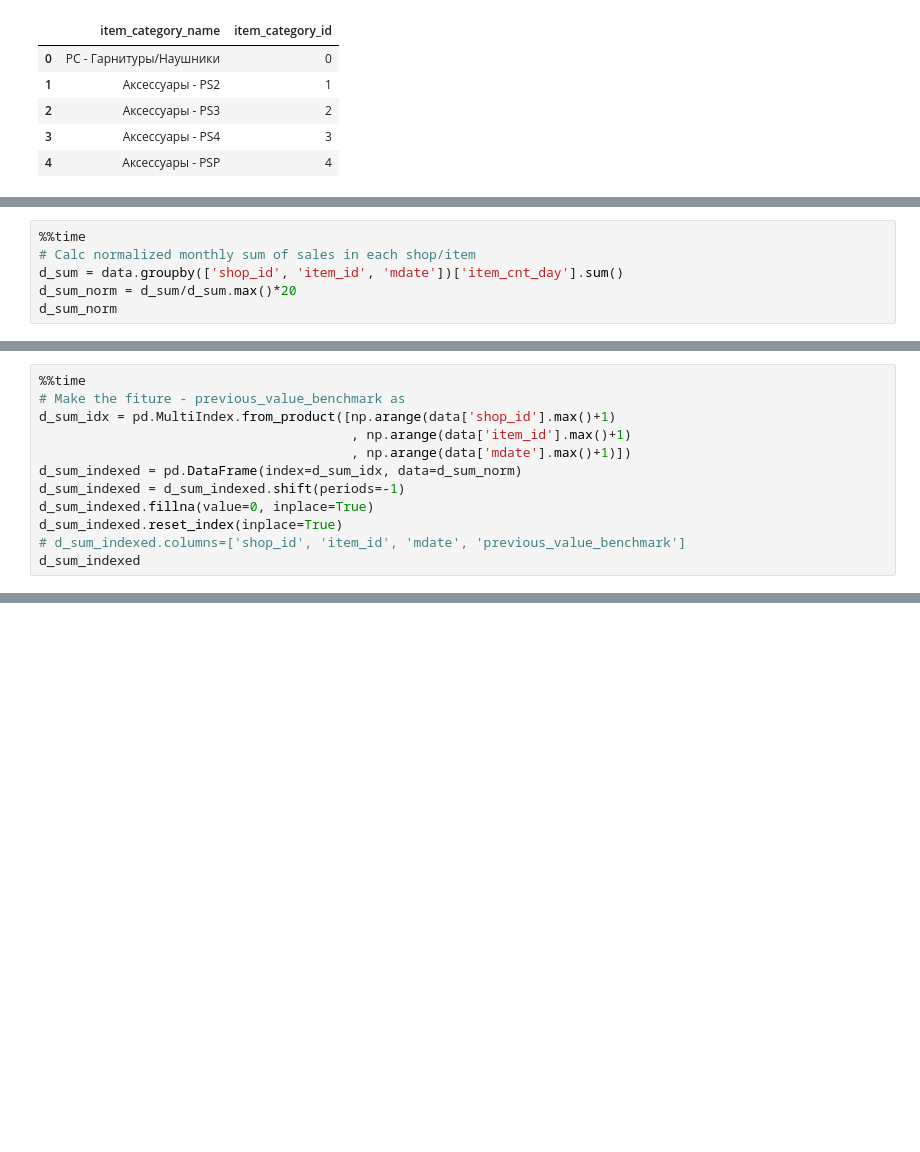
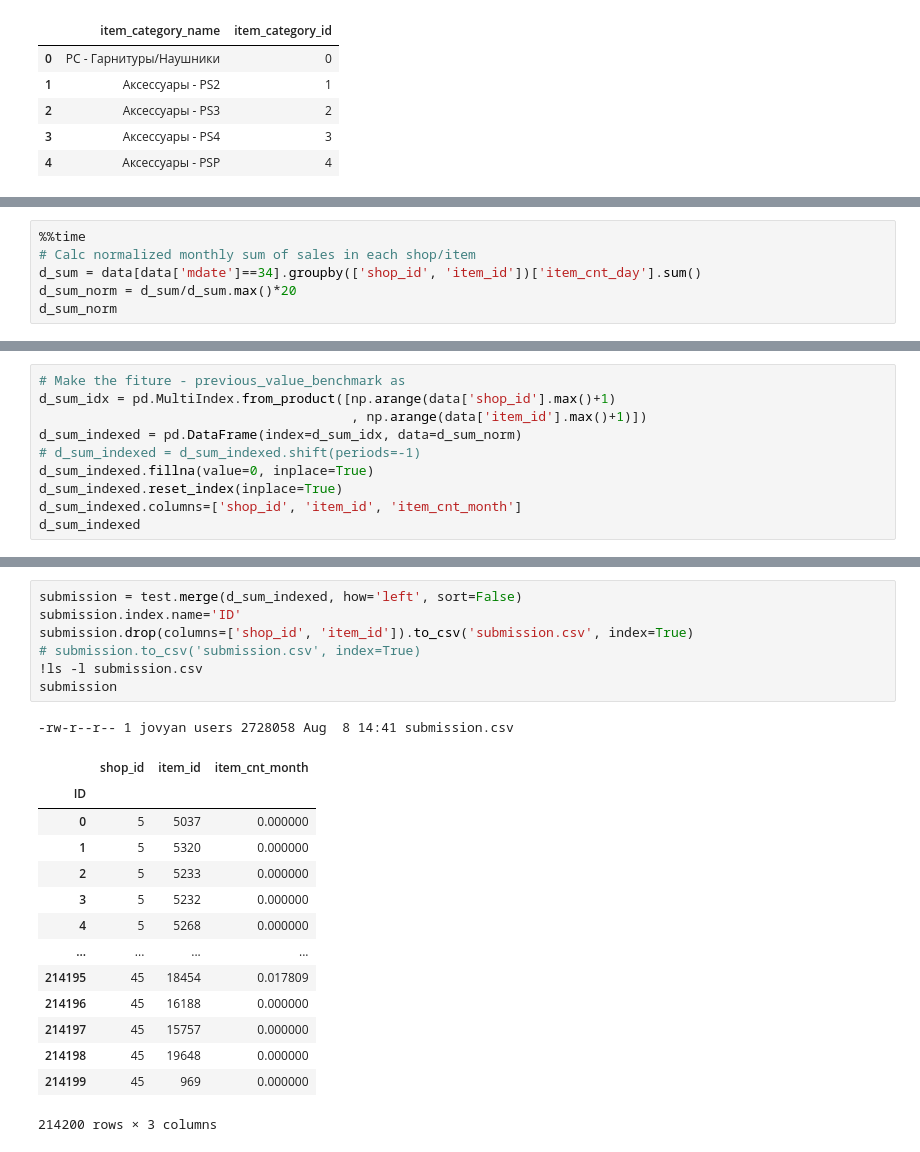
Before and after one commit to ddmitry80/coursera_how_to_win_kaggle, a Jupyter notebook: Final_project/Coursera_Kaggle_Project.ipynb, the cells around one changed output, grey strips where cells are left out. Drawn from its saved outputs; the diff is of its cells as text; blank space fills up the shorter version.

Commit message:
previous_value_benchmark

```diff
--- a/Final_project/Coursera_Kaggle_Project.ipynb
+++ b/Final_project/Coursera_Kaggle_Project.ipynb
@@ -117,7 +156,7 @@ memory usage: 291.2+ MB
 # %%
 %%time
 # Calc normalized monthly sum of sales in each shop/item
-d_sum = data.groupby(['shop_id', 'item_id', 'mdate'])['item_cnt_day'].sum()
+d_sum = data[data['mdate']==34].groupby(['shop_id', 'item_id'])['item_cnt_day'].sum()
 d_sum_norm = d_sum/d_sum.max()*20
 d_sum_norm
 # %% [output]
@@ -138,13 +178,11 @@ Name: item_cnt_day, Length: 1799395, dtype: float64
 # %%
-%%time
 # Make the fiture - previous_value_benchmark as
 d_sum_idx = pd.MultiIndex.from_product([np.arange(data['shop_id'].max()+1)
-                                        , np.arange(data['item_id'].max()+1)
-                                        , np.arange(data['mdate'].max()+1)])
+                                        , np.arange(data['item_id'].max()+1)])
 d_sum_indexed = pd.DataFrame(index=d_sum_idx, data=d_sum_norm)
-d_sum_indexed = d_sum_indexed.shift(periods=-1)
+# d_sum_indexed = d_sum_indexed.shift(periods=-1)
 d_sum_indexed.fillna(value=0, inplace=True)
 d_sum_indexed.reset_index(inplace=True)
-# d_sum_indexed.columns=['shop_id', 'item_id', 'mdate', 'previous_value_benchmark']
+d_sum_indexed.columns=['shop_id', 'item_id', 'item_cnt_month']
 d_sum_indexed
 # %% [output]
@@ -180,0 +202,23 @@ data.merge(how='left', right=d_sum_indexed, on=['shop_id', 'mdate'])
+# %%
+submission = test.merge(d_sum_indexed, how='left', sort=False)
+submission.index.name='ID'
+submission.drop(columns=['shop_id', 'item_id']).to_csv('submission.csv', index=True)
+# submission.to_csv('submission.csv', index=True)
+!ls -l submission.csv
+submission
+# %% [output]
+-rw-r--r-- 1 jovyan users 2728058 Aug  8 14:41 submission.csv
+|  | shop_id | item_id | item_cnt_month |
+| ID |  |  |  |
+| 0 | 5 | 5037 | 0.000000 |
+| 1 | 5 | 5320 | 0.000000 |
+| 2 | 5 | 5233 | 0.000000 |
+| 3 | 5 | 5232 | 0.000000 |
+| 4 | 5 | 5268 | 0.000000 |
+| ... | ... | ... | ... |
+| 214195 | 45 | 18454 | 0.017809 |
+| 214196 | 45 | 16188 | 0.000000 |
+| 214197 | 45 | 15757 | 0.000000 |
+| 214198 | 45 | 19648 | 0.000000 |
+| 214199 | 45 | 969 | 0.000000 |
+214200 rows × 3 columns
```
Also changed, not shown: parts of 11 cells of this notebook.
